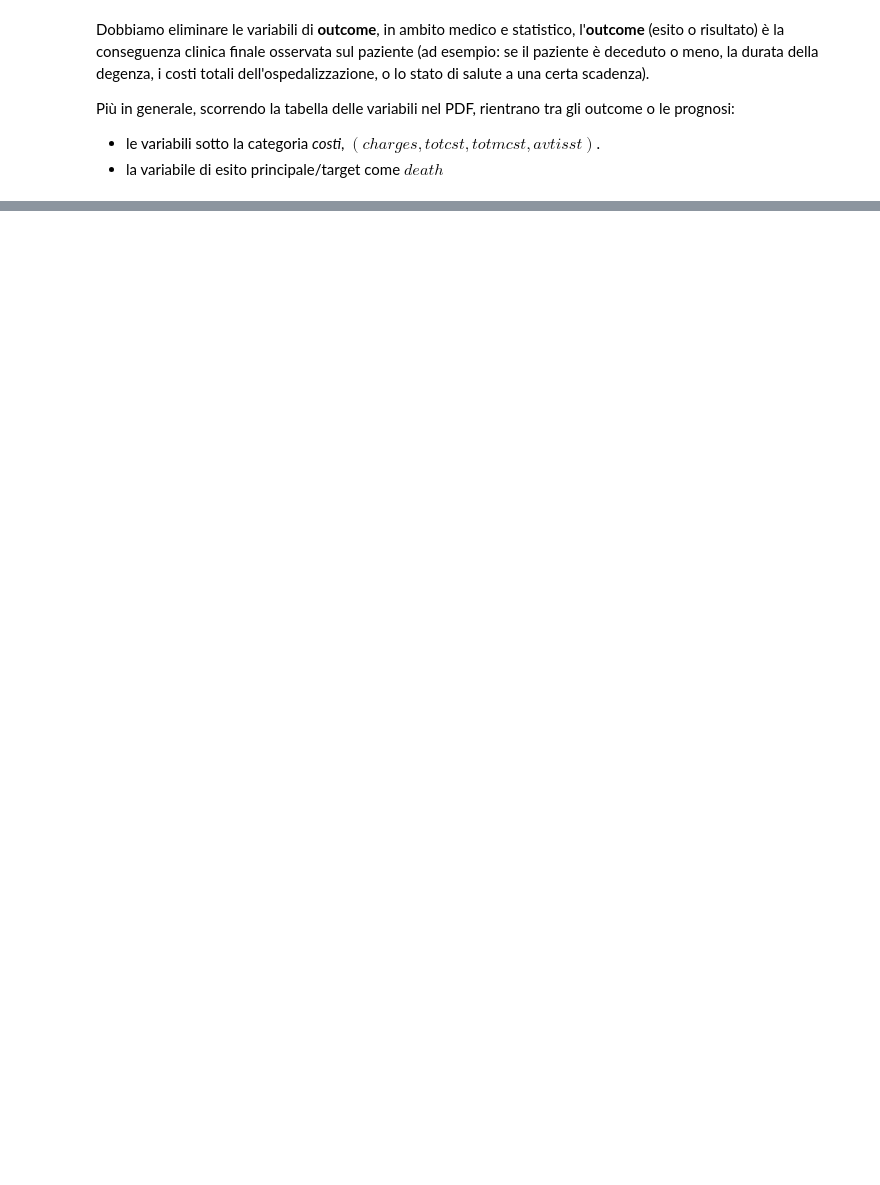
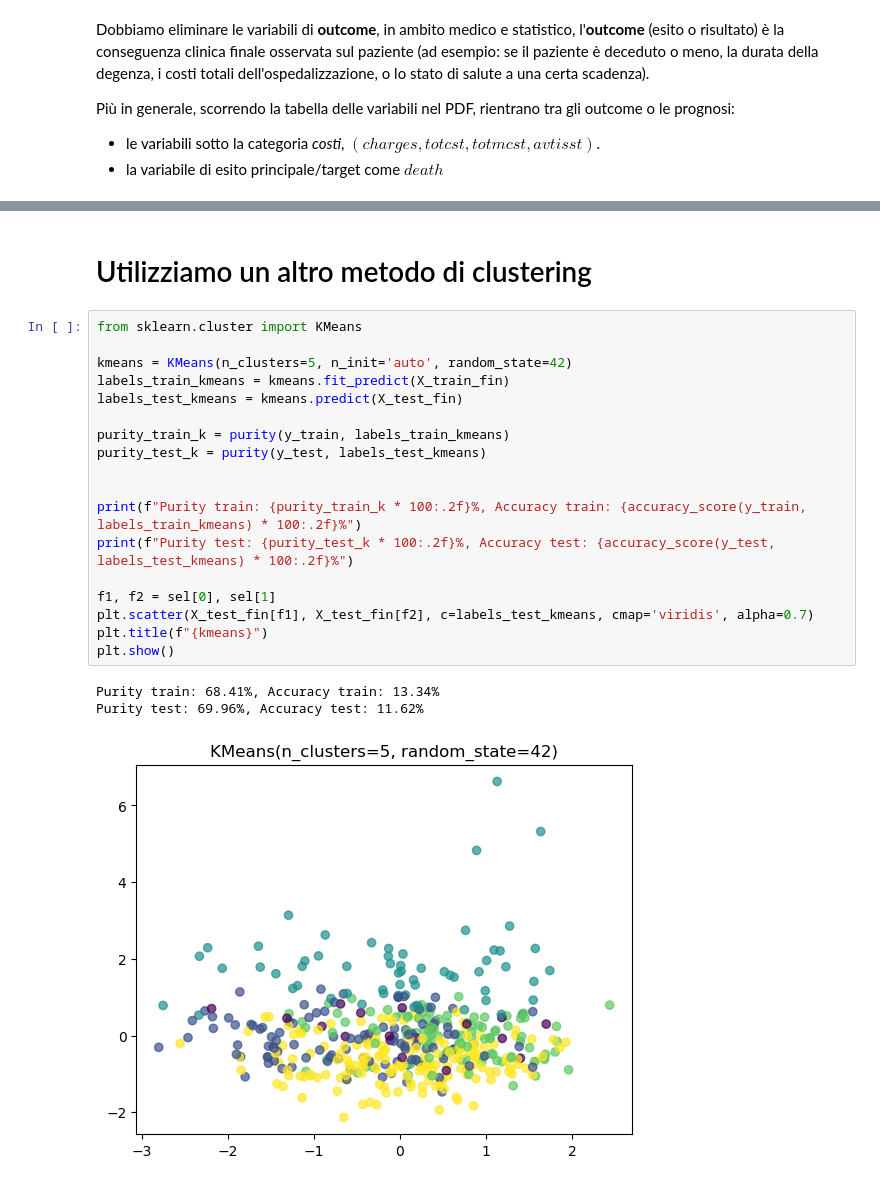
Before and after one commit to Anelgo02/BigData-notebooks, a Jupyter notebook: BigData (MODULO 2)/Esercitazione 23-04-2026/Esercitazione1.ipynb, the cells around one changed output, grey strips where cells are left out. Drawn from its saved outputs; the diff is of its cells as text; blank space fills up the shorter version.

```diff
--- a/BigData (MODULO 2)/Esercitazione 23-04-2026/Esercitazione1.ipynb
+++ b/BigData (MODULO 2)/Esercitazione 23-04-2026/Esercitazione1.ipynb
@@ -110,0 +249,24 @@ Dati mancanti --> Train: 0, Test --> 0
+# %% [markdown]
+# Utilizziamo un altro metodo di clustering
+# %%
+from sklearn.cluster import KMeans
+
+kmeans = KMeans(n_clusters=5, n_init='auto', random_state=42)
+labels_train_kmeans = kmeans.fit_predict(X_train_fin)
+labels_test_kmeans = kmeans.predict(X_test_fin)
+
+purity_train_k = purity(y_train, labels_train_kmeans)
+purity_test_k = purity(y_test, labels_test_kmeans)
+
+
+print(f"Purity train: {purity_train_k * 100:.2f}%, Accuracy train: {accuracy_score(y_train, labels_train_kmeans) * 100:.2f}%")
+print(f"Purity test: {purity_test_k * 100:.2f}%, Accuracy test: {accuracy_score(y_test, labels_test_kmeans) * 100:.2f}%")
+
+f1, f2 = sel[0], sel[1]
+plt.scatter(X_test_fin[f1], X_test_fin[f2], c=labels_test_kmeans, cmap='viridis', alpha=0.7)
+plt.title(f"{kmeans}")
+plt.show()
+# %% [output]
+Purity train: 68.41%, Accuracy train: 13.34%
+Purity test: 69.96%, Accuracy test: 11.62%
+[figure, added]
```
Also changed, not shown: parts of 13 cells of this notebook.
